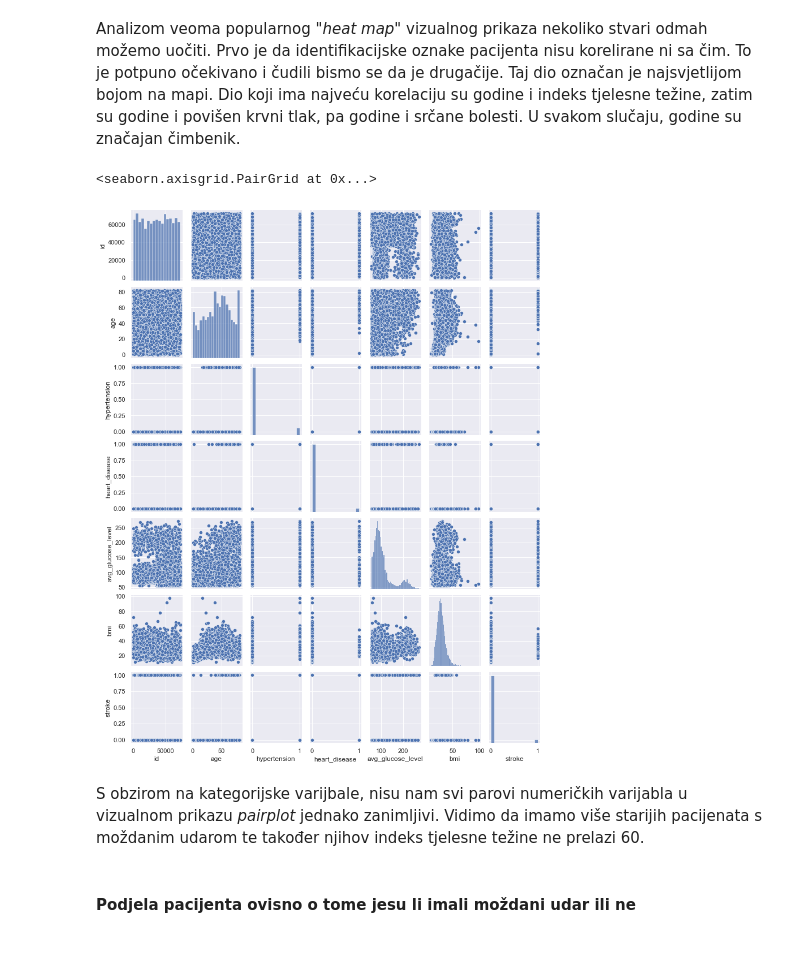
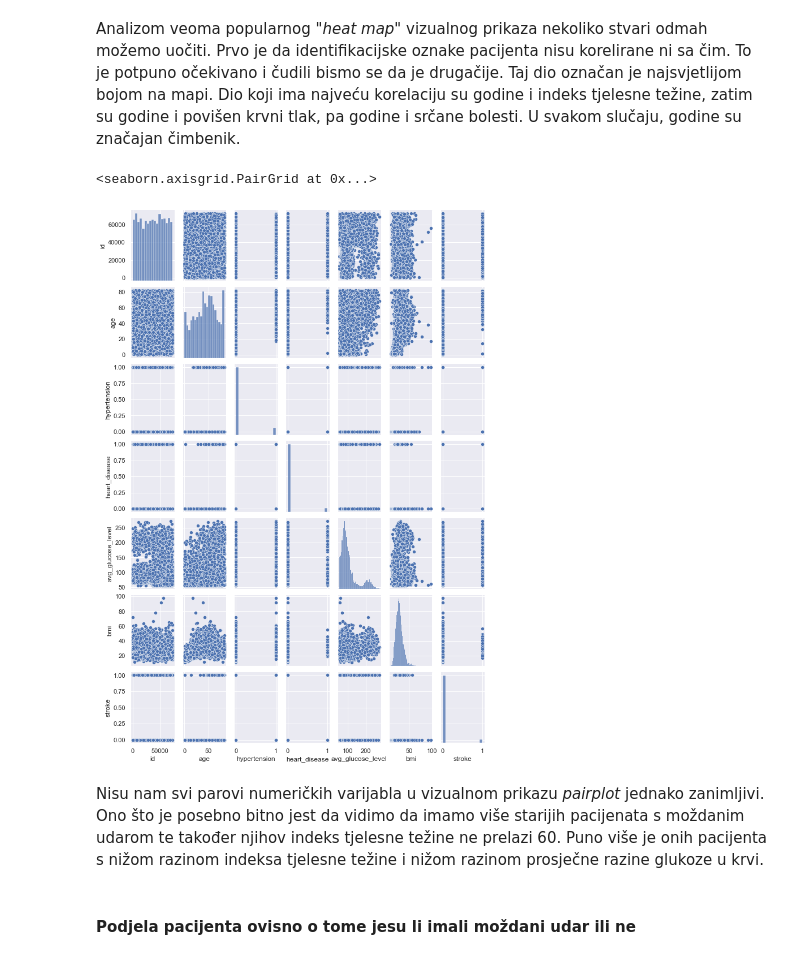
Before and after one commit to matsoftver/Esej, a Jupyter notebook: Esej.ipynb, the cells around one changed output. Drawn from its saved outputs; the diff is of its cells as text; code cells hidden in the pictures.

```diff
--- a/Esej.ipynb
+++ b/Esej.ipynb
@@ -251,12 +262,12 @@ sns.heatmap(cor, annot=True, cmap='Blues')
 # %% [markdown]
 Analizom veoma popularnog "*heat map*" vizualnog prikaza nekoliko stvari odmah možemo uočiti. Prvo je da identifikacijske oznake pacijenta nisu korelirane ni sa čim. To je potpuno očekivano i čudili bismo se da je drugačije. Taj dio označan je najsvjetlijom bojom na mapi. Dio koji ima najveću korelaciju su godine i indeks tjelesne težine, zatim su godine i povišen krvni tlak, pa godine i srčane bolesti. U svakom slučaju, godine su značajan čimbenik.
 # %%
-sns.pairplot(podaci, height=2, aspect=0.8)
+sns.pairplot(podaci, height=2, aspect=0.7)
 # %% [output]
 <seaborn.axisgrid.PairGrid at 0x...>
-[figure, old version]
+[figure, new version]
 # %% [markdown]
-S obzirom na kategorijske varijbale, nisu nam svi parovi numeričkih varijabla u vizualnom prikazu *pairplot* jednako zanimljivi. Vidimo da imamo više starijih pacijenata s moždanim udarom te također njihov indeks tjelesne težine ne prelazi 60.
+Nisu nam svi parovi numeričkih varijabla u vizualnom prikazu *pairplot* jednako zanimljivi. Ono što je posebno bitno jest da vidimo da imamo više starijih pacijenata s moždanim udarom te također njihov indeks tjelesne težine ne prelazi 60. Puno više je onih pacijenta s nižom razinom indeksa tjelesne težine i nižom razinom prosječne razine glukoze u krvi.
 # %% [markdown]
 #### Podjela pacijenta ovisno o tome jesu li imali moždani udar ili ne
 # %%
```
Also changed, not shown: parts of 8 cells of this notebook.
